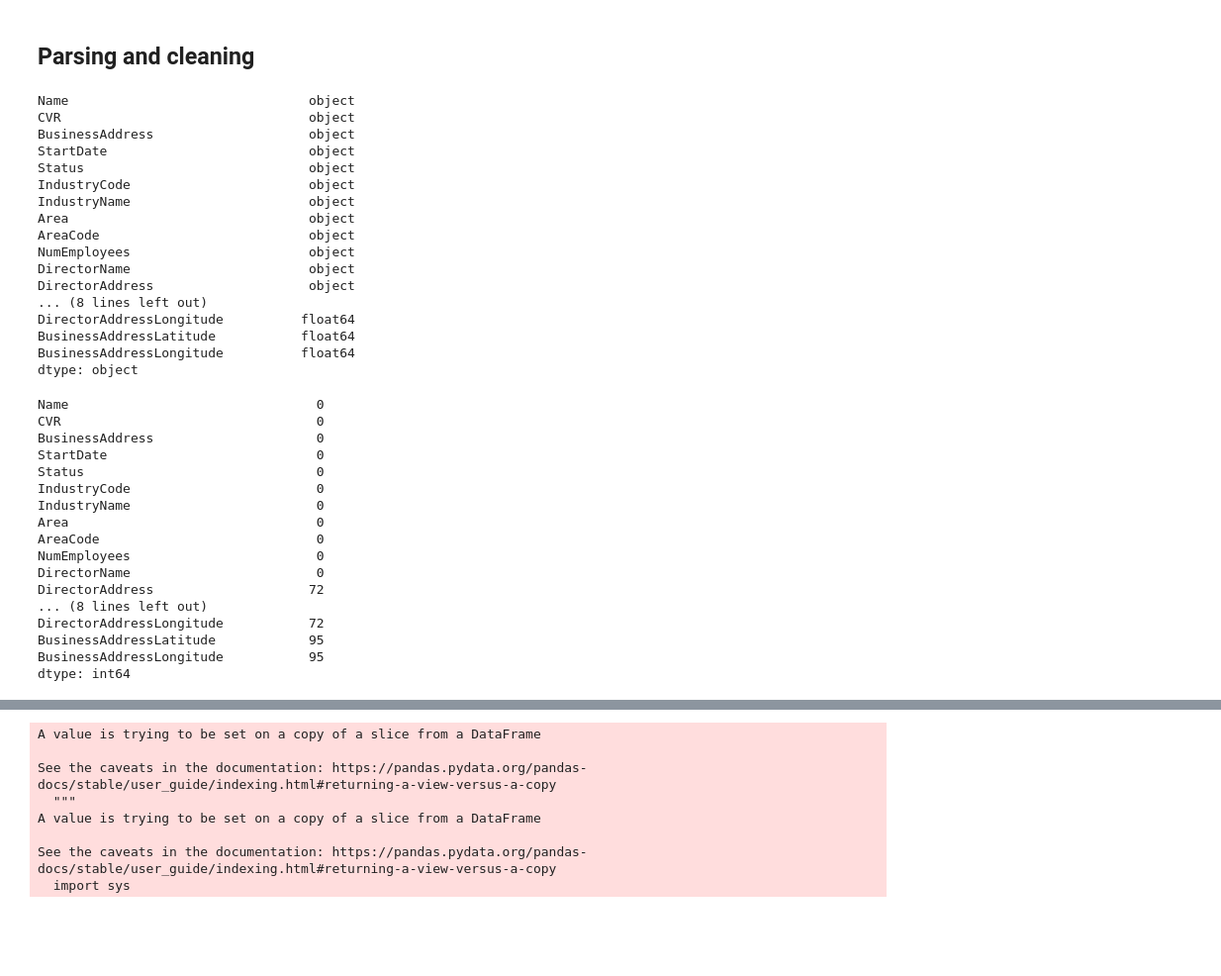
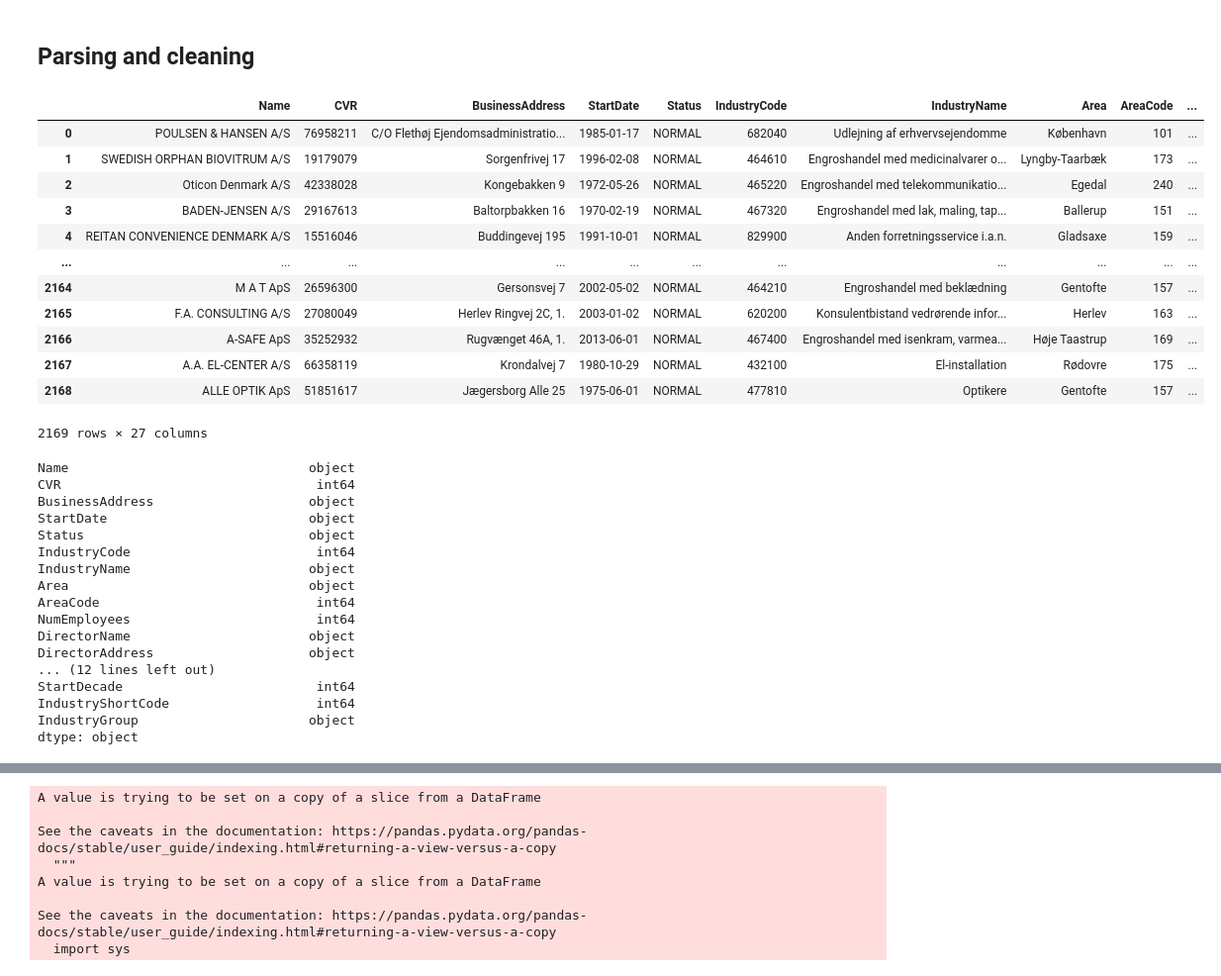
Before and after one commit to ivaroli/DataInTheWild, a Jupyter notebook: Analysis/Classifiers and Regression.ipynb, the cells around one changed output, grey strips where cells are left out. Shown: that part at 99% size. Drawn from its saved outputs; the diff is of its cells as text; code cells hidden in the pictures; blank space fills up the shorter version.

```diff
--- a/Analysis/Classifiers and Regression.ipynb
+++ b/Analysis/Classifiers and Regression.ipynb
@@ -13,42 +9,37 @@ df = pd.json_normalize(data)
+# %%
+df = pd.read_csv("data_v6.csv")
+df
+# %% [output]
+|  | Name | CVR | BusinessAddress | StartDate | Status | IndustryCode | IndustryName | Area | AreaCode | ... |
+| 0 | POULSEN & HANSEN A/S | 76958211 | C/O Flethøj Ejendomsadministratio... | 1985-01-17 | NORMAL | 682040 | Udlejning af erhvervsejendomme | København | 101 | ... |
+| 1 | SWEDISH ORPHAN BIOVITRUM A/S | 19179079 | Sorgenfrivej 17 | 1996-02-08 | NORMAL | 464610 | Engroshandel med medicinalvarer o... | Lyngby-Taarbæk | 173 | ... |
+| 2 | Oticon Denmark A/S | 42338028 | Kongebakken 9 | 1972-05-26 | NORMAL | 465220 | Engroshandel med telekommunikatio... | Egedal | 240 | ... |
+| 3 | BADEN-JENSEN A/S | 29167613 | Baltorpbakken 16 | 1970-02-19 | NORMAL | 467320 | Engroshandel med lak, maling, tap... | Ballerup | 151 | ... |
+| 4 | REITAN CONVENIENCE DENMARK A/S | 15516046 | Buddingevej 195 | 1991-10-01 | NORMAL | 829900 | Anden forretningsservice i.a.n. | Gladsaxe | 159 | ... |
+| ... | ... | ... | ... | ... | ... | ... | ... | ... | ... | ... |
+| 2164 | M A T ApS | 26596300 | Gersonsvej 7 | 2002-05-02 | NORMAL | 464210 | Engroshandel med beklædning | Gentofte | 157 | ... |
+| 2165 | F.A. CONSULTING A/S | 27080049 | Herlev Ringvej 2C, 1. | 2003-01-02 | NORMAL | 620200 | Konsulentbistand vedrørende infor... | Herlev | 163 | ... |
+| 2166 | A-SAFE ApS | 35252932 | Rugvænget 46A, 1. | 2013-06-01 | NORMAL | 467400 | Engroshandel med isenkram, varmea... | Høje Taastrup | 169 | ... |
+| 2167 | A.A. EL-CENTER A/S | 66358119 | Krondalvej 7 | 1980-10-29 | NORMAL | 432100 | El-installation | Rødovre | 175 | ... |
+| 2168 | ALLE OPTIK ApS | 51851617 | Jægersborg Alle 25 | 1975-06-01 | NORMAL | 477810 | Optikere | Gentofte | 157 | ... |
+2169 rows × 27 columns
 # %%
 df.dtypes
 # %% [output]
 Name                               object
-CVR                                object
+CVR                                 int64
 BusinessAddress                    object
 StartDate                          object
 Status                             object
-IndustryCode                       object
+IndustryCode                        int64
 IndustryName                       object
 Area                               object
-AreaCode                           object
-NumEmployees                       object
+AreaCode                            int64
+NumEmployees                        int64
 DirectorName                       object
 DirectorAddress                    object
-... (8 lines left out)
-DirectorAddressLongitude          float64
-BusinessAddressLatitude           float64
-BusinessAddressLongitude          float64
+... (12 lines left out)
+StartDecade                         int64
+IndustryShortCode                   int64
+IndustryGroup                      object
 dtype: object
-# %%
-nan_count = df.isna().sum()
-
-print(nan_count)
-# %% [output]
-Name                                0
-CVR                                 0
-BusinessAddress                     0
-StartDate                           0
-Status                              0
-IndustryCode                        0
-IndustryName                        0
-Area                                0
-AreaCode                            0
-NumEmployees                        0
-DirectorName                        0
-DirectorAddress                    72
-... (8 lines left out)
-DirectorAddressLongitude           72
-BusinessAddressLatitude            95
-BusinessAddressLongitude           95
-dtype: int64
```
Also changed, not shown: parts of 39 cells of this notebook.
